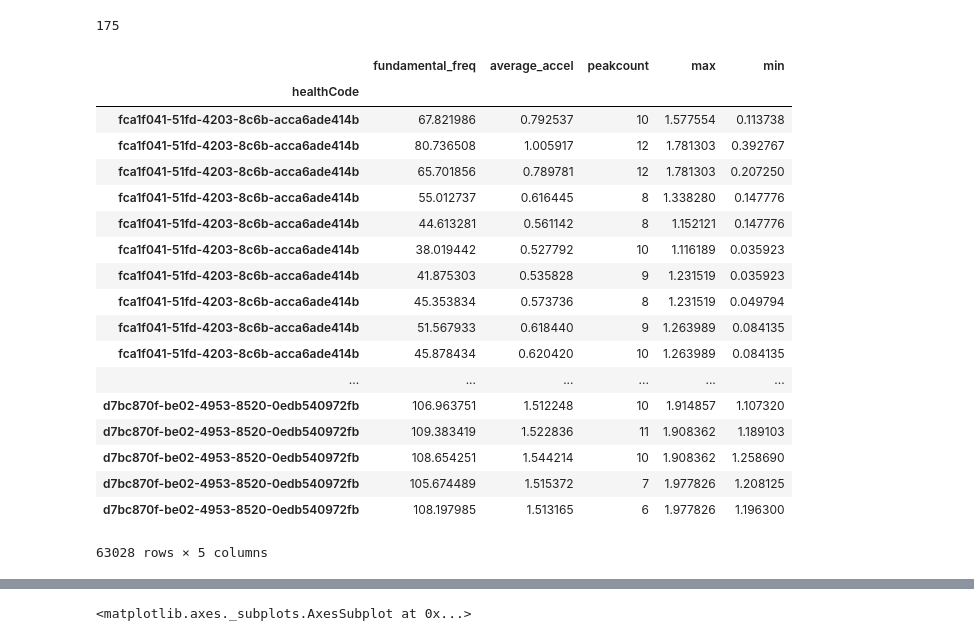
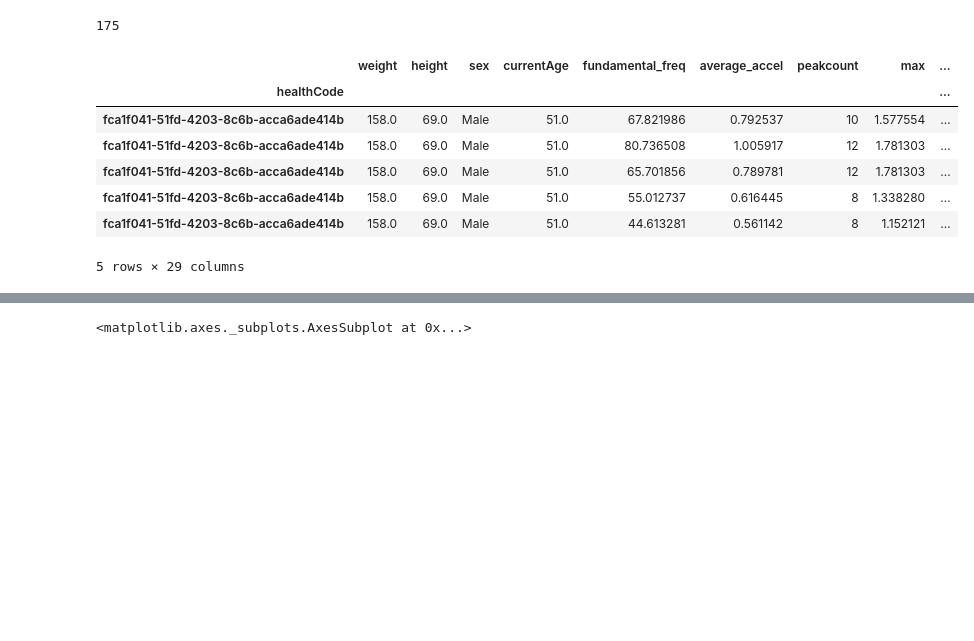
Before and after one commit to AshleyLab/MHC-Gait-Cluster, a Jupyter notebook: MHC-Gait.ipynb, the cells around one changed output, grey strips where cells are left out. Saved outputs shown, nothing was run; the diff lists cells and outputs as text; code cells hidden in the pictures; blank space fills up the shorter version.

```diff
--- a/MHC-Gait.ipynb
+++ b/MHC-Gait.ipynb
@@ -618,27 +652,16 @@ newtotal_df.to_hdf('newtotal_df.h5', key='df', mode='w')
 # %%
 newtotal_df = pd.read_hdf('newtotal_df.h5', 'df')
 # %%
-newtotal_df
+newtotal_df.head()
 # %% [output]
-|  | fundamental_freq | average_accel | peakcount | max | min |
-| healthCode |  |  |  |  |  |
-| fca1f041-51fd-4203-8c6b-acca6ade414b | 67.821986 | 0.792537 | 10 | 1.577554 | 0.113738 |
-| fca1f041-51fd-4203-8c6b-acca6ade414b | 80.736508 | 1.005917 | 12 | 1.781303 | 0.392767 |
-| fca1f041-51fd-4203-8c6b-acca6ade414b | 65.701856 | 0.789781 | 12 | 1.781303 | 0.207250 |
-| fca1f041-51fd-4203-8c6b-acca6ade414b | 55.012737 | 0.616445 | 8 | 1.338280 | 0.147776 |
-| fca1f041-51fd-4203-8c6b-acca6ade414b | 44.613281 | 0.561142 | 8 | 1.152121 | 0.147776 |
-| fca1f041-51fd-4203-8c6b-acca6ade414b | 38.019442 | 0.527792 | 10 | 1.116189 | 0.035923 |
-| fca1f041-51fd-4203-8c6b-acca6ade414b | 41.875303 | 0.535828 | 9 | 1.231519 | 0.035923 |
-| fca1f041-51fd-4203-8c6b-acca6ade414b | 45.353834 | 0.573736 | 8 | 1.231519 | 0.049794 |
-| fca1f041-51fd-4203-8c6b-acca6ade414b | 51.567933 | 0.618440 | 9 | 1.263989 | 0.084135 |
-| fca1f041-51fd-4203-8c6b-acca6ade414b | 45.878434 | 0.620420 | 10 | 1.263989 | 0.084135 |
-| ... | ... | ... | ... | ... | ... |
-| d7bc870f-be02-4953-8520-0edb540972fb | 106.963751 | 1.512248 | 10 | 1.914857 | 1.107320 |
-| d7bc870f-be02-4953-8520-0edb540972fb | 109.383419 | 1.522836 | 11 | 1.908362 | 1.189103 |
-| d7bc870f-be02-4953-8520-0edb540972fb | 108.654251 | 1.544214 | 10 | 1.908362 | 1.258690 |
-| d7bc870f-be02-4953-8520-0edb540972fb | 105.674489 | 1.515372 | 7 | 1.977826 | 1.208125 |
-| d7bc870f-be02-4953-8520-0edb540972fb | 108.197985 | 1.513165 | 6 | 1.977826 | 1.196300 |
+|  | weight | height | sex | currentAge | fundamental_freq | average_accel | peakcount | max | ... |
+| healthCode |  |  |  |  |  |  |  |  | ... |
+| fca1f041-51fd-4203-8c6b-acca6ade414b | 158.0 | 69.0 | Male | 51.0 | 67.821986 | 0.792537 | 10 | 1.577554 | ... |
+| fca1f041-51fd-4203-8c6b-acca6ade414b | 158.0 | 69.0 | Male | 51.0 | 80.736508 | 1.005917 | 12 | 1.781303 | ... |
+| fca1f041-51fd-4203-8c6b-acca6ade414b | 158.0 | 69.0 | Male | 51.0 | 65.701856 | 0.789781 | 12 | 1.781303 | ... |
+| fca1f041-51fd-4203-8c6b-acca6ade414b | 158.0 | 69.0 | Male | 51.0 | 55.012737 | 0.616445 | 8 | 1.338280 | ... |
+| fca1f041-51fd-4203-8c6b-acca6ade414b | 158.0 | 69.0 | Male | 51.0 | 44.613281 | 0.561142 | 8 | 1.152121 | ... |
-63028 rows × 5 columns
+5 rows × 29 columns
 # %%
 def filter_demographics(demographics):
     merged = pd.DataFrame()
```
Also changed, not shown: parts of 13 cells of this notebook, 2 other files.
